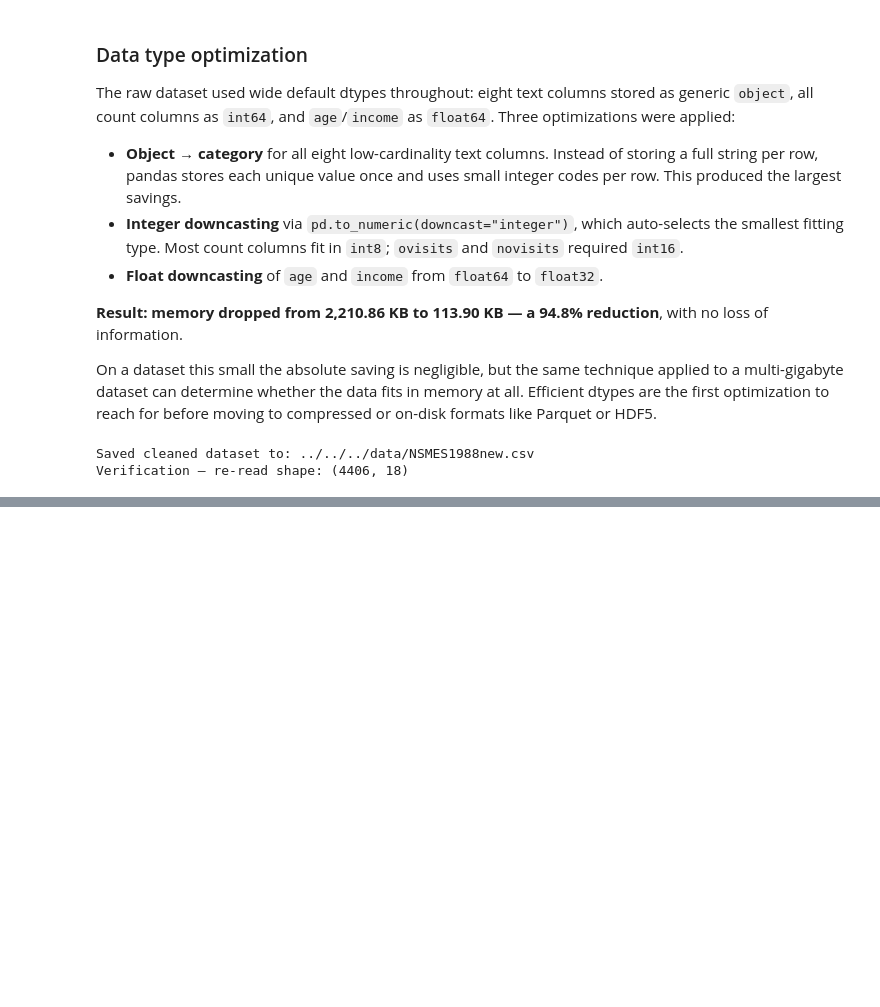
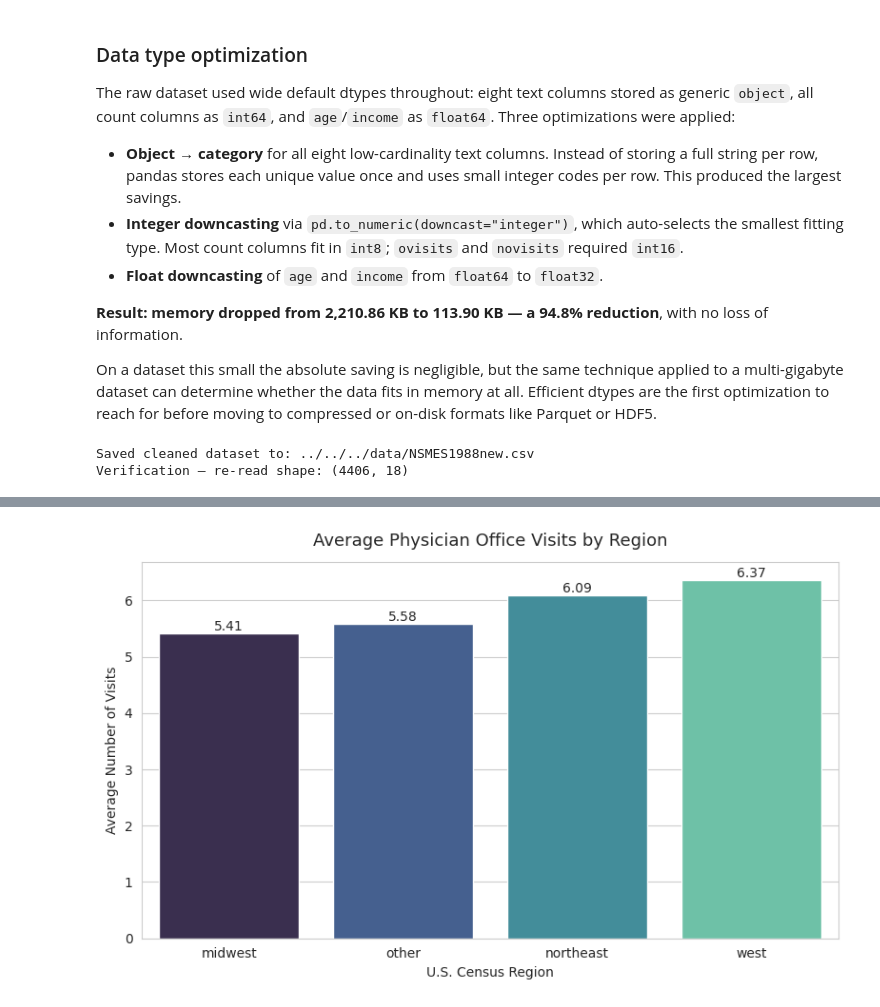
Before and after one commit to Alessandrarye/utd-aiml-coursework, a Jupyter notebook: notebooks/unit-2/capstone/aura-nsmes1988-capstone.ipynb, the cells around one changed output, grey strips where cells are left out. Drawn from its saved outputs; the diff is of its cells as text; code cells hidden in the pictures; blank space fills up the shorter version.

```diff
--- a/notebooks/unit-2/capstone/aura-nsmes1988-capstone.ipynb
+++ b/notebooks/unit-2/capstone/aura-nsmes1988-capstone.ipynb
@@ -322,0 +409,27 @@ descriptive statistics with `describe()`, and compare against the raw scale.
+# %%
+# Compute the average visits per region
+avg_visits_by_region = df.groupby("region", observed=True)["visits"].mean().sort_values()
+
+# Create the bar plot
+fig, ax = plt.subplots(figsize=(8, 5))
+sns.barplot(
+    x=avg_visits_by_region.index,
+    y=avg_visits_by_region.values,
+    hue=avg_visits_by_region.index,
+    palette="mako",
+    legend=False,
+    ax=ax,
+)
+
+ax.set_title("Average Physician Office Visits by Region", fontsize=13, pad=12)
+ax.set_xlabel("U.S. Census Region")
+ax.set_ylabel("Average Number of Visits")
+
+# Add value labels on top of each bar
+for i, value in enumerate(avg_visits_by_region.values):
+    ax.text(i, value + 0.05, f"{value:.2f}", ha="center", fontsize=10)
+
+plt.tight_layout()
+plt.show()
+# %% [output]
+[figure, added]
```
Also changed, not shown: parts of 41 cells of this notebook.
